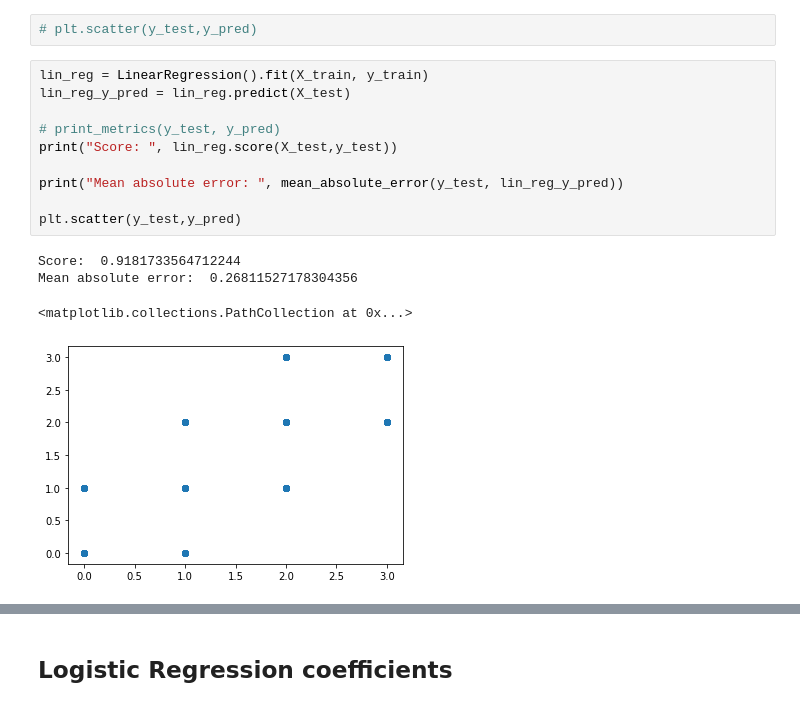
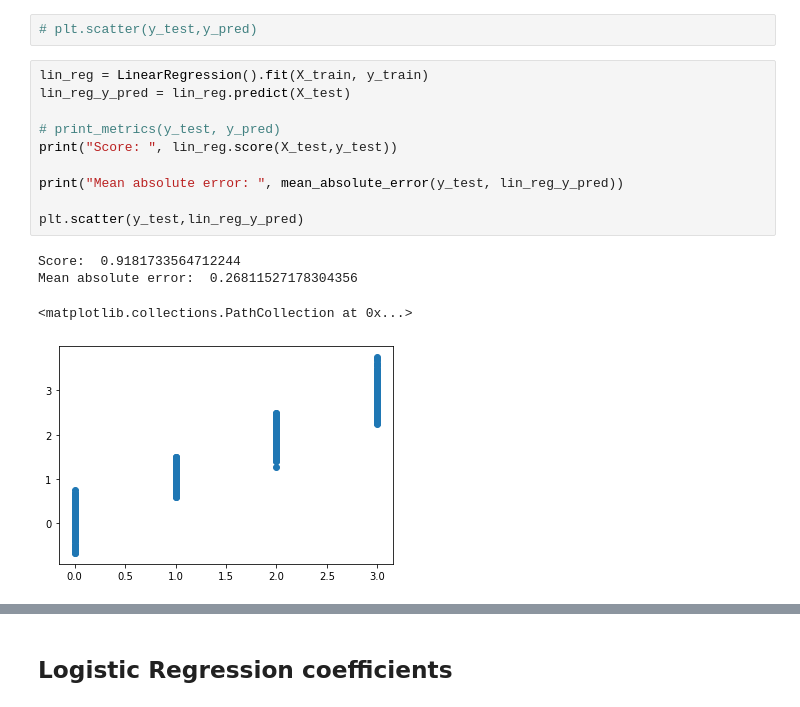
Before and after one commit to calvintirrell/smartphone_price_classification, a Jupyter notebook: jupyter notebooks/smartphone_pricing.ipynb, the cells around one changed output, grey strips where cells are left out. Drawn from its saved outputs; the diff is of its cells as text.

```diff
--- a/jupyter notebooks/smartphone_pricing.ipynb
+++ b/jupyter notebooks/smartphone_pricing.ipynb
@@ -349,18 +349,18 @@ def print_metrics(y_test, y_pred):
 # %%
 lin_reg = LinearRegression().fit(X_train, y_train)
 lin_reg_y_pred = lin_reg.predict(X_test)
 
 # print_metrics(y_test, y_pred)
 print("Score: ", lin_reg.score(X_test,y_test))
 
 print("Mean absolute error: ", mean_absolute_error(y_test, lin_reg_y_pred))
 
-plt.scatter(y_test,y_pred)
+plt.scatter(y_test,lin_reg_y_pred)
 # %% [output]
 Score:  0.9181733564712244
 Mean absolute error:  0.26811527178304356
 <matplotlib.collections.PathCollection at 0x...>
-[figure, old version]
+[figure, new version]
 # %%
 log_reg = LogisticRegression(random_state = 42, solver = 'liblinear').fit(X_train, y_train)
 log_reg_y_pred = log_reg.predict(X_test)
```
Also changed, not shown: parts of 7 cells of this notebook.
